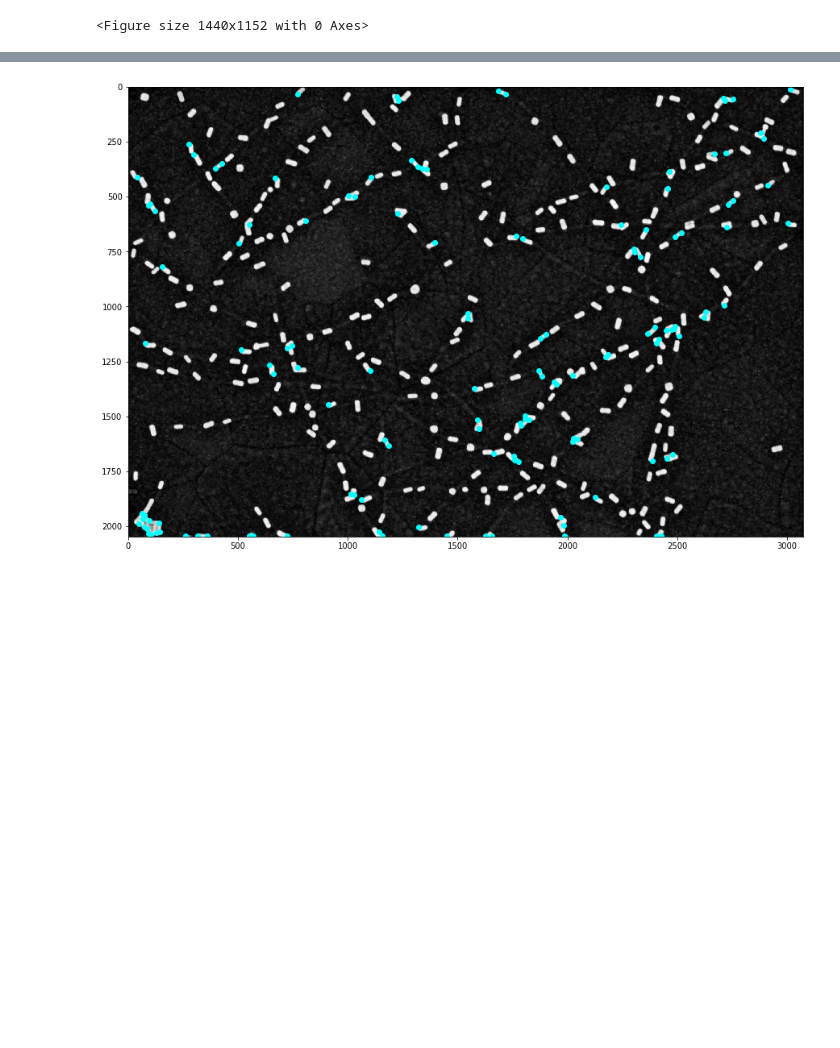
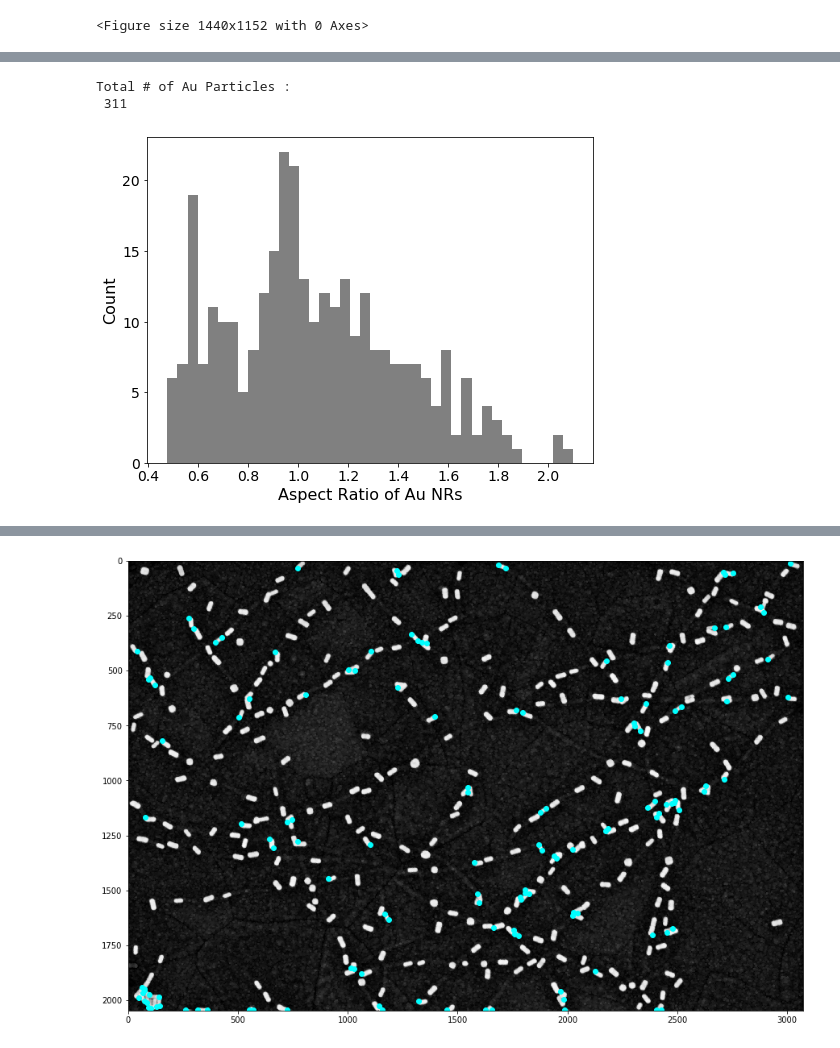
Before and after one commit to yamanmy/partycool, a Jupyter notebook: trail/Shape-detection.ipynb, the cells around one changed output, grey strips where cells are left out. Saved outputs shown, nothing was run; the diff lists cells and outputs as text; code cells hidden in the pictures; blank space fills up the shorter version.

```diff
--- a/trail/Shape-detection.ipynb
+++ b/trail/Shape-detection.ipynb
@@ -78,0 +63,4 @@ dilated = cv2.dilate(img_c, kernel)
+# %%
+i = [1,2,3,4,5]
+list_1 = [item for item in i if item >= 3]
+list_1
@@ -202,0 +182,25 @@ io.imshow(dilated_c)
+# %%
+def aspect_ratio(contours):
+    aspectratio = []
+    #Get rect area from the contours
+    for i in range(0,len(contours)):
+        x,y,w,h = cv2.boundingRect(contours[i])
+        aspect_ratio = float(w)/h
+        aspectratio.append(aspect_ratio)
+
+    #plotting the aspect ratio of Au NRs
+    plt.figure(figsize=(8, 6))
+    _ = plt.hist(aspectratio, bins=40, color='gray')
+    plt.xlabel('Aspect Ratio of Au NRs', fontsize=16)
+    plt.ylabel('Count', fontsize=16)
+    plt.xticks(fontsize=14)
+    plt.yticks(fontsize=14)
+    print("Total # of Au Particles :\n", len(aspectratio))
+
+    return
+# %%
+aspect_ratio(contours)
+# %% [output]
+Total # of Au Particles :
+ 311
+[figure, added]
```
Also changed, not shown: parts of 24 cells of this notebook, 1 other file.
